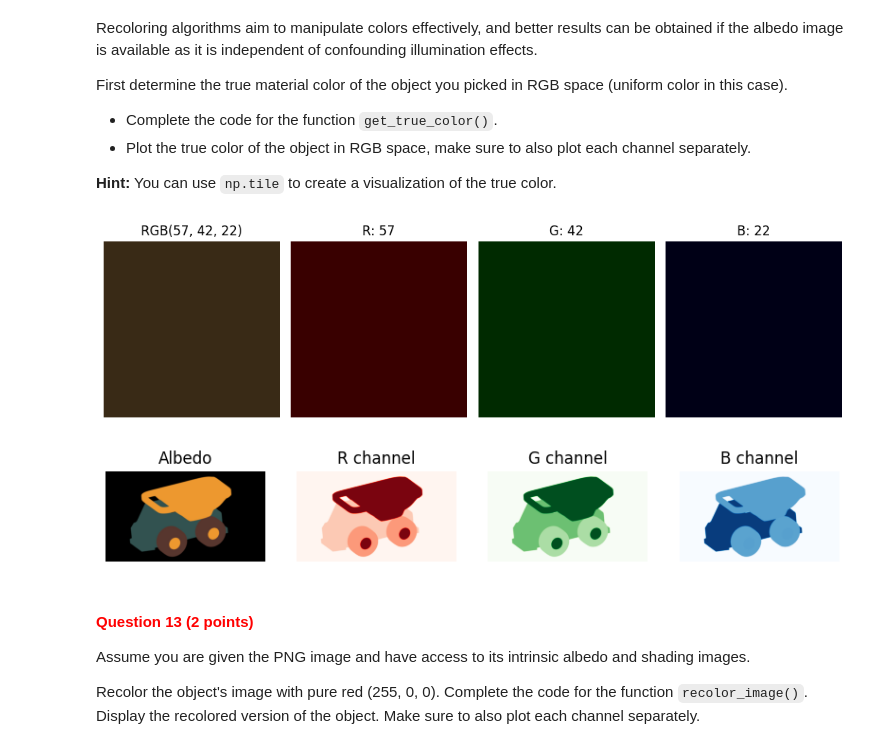
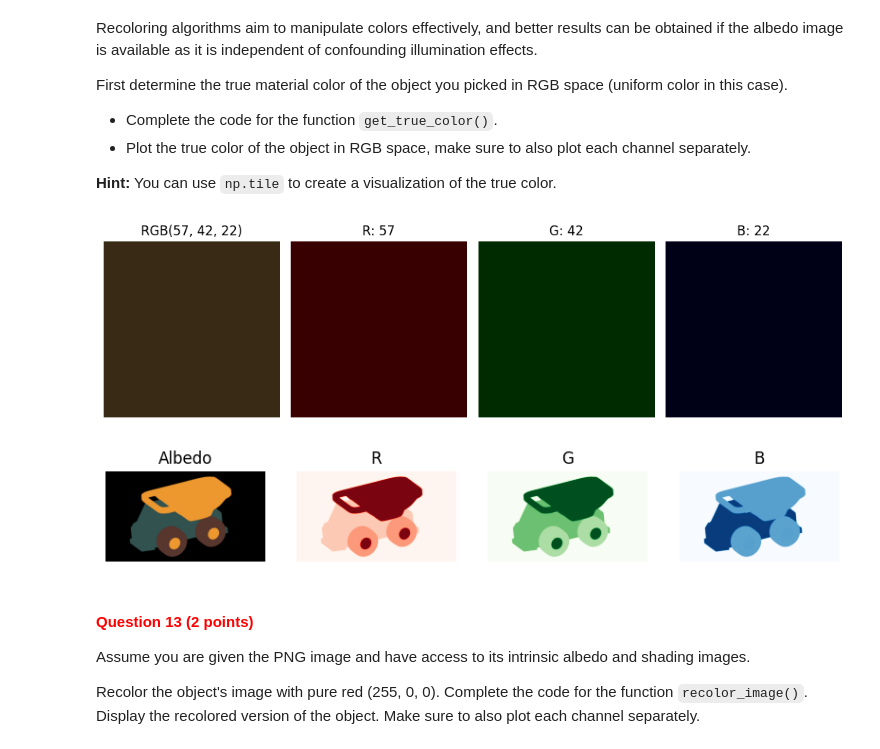
Before and after one commit to dthki/cv1-lab-1, a Jupyter notebook: cv1-lab-1.ipynb, the cells around one changed output. Cells and saved outputs as stored; diff of their text form; code cells hidden in the pictures.

```diff
--- a/cv1-lab-1.ipynb
+++ b/cv1-lab-1.ipynb
@@ -714,37 +714,37 @@ plt.axis('off')
 # red
 plt.subplot(1, 4, 2)
 plt.imshow(np.tile([true_color[0], 0, 0], (100, 100, 1)))
 plt.title(f'R: {true_color[0]}')
 plt.axis('off')
 
 # green
 plt.subplot(1, 4, 3)
 plt.imshow(np.tile([0, true_color[1], 0], (100, 100, 1)))
 plt.title(f'G: {true_color[1]}')
 plt.axis('off')
 
 # blue
 plt.subplot(1, 4, 4)
 plt.imshow(np.tile([0, 0, true_color[2]], (100, 100, 1)))
 plt.title(f'B: {true_color[2]}')
 plt.axis('off')
 
 plt.tight_layout()
 plt.show()
 
 # albedo image
 plt.figure(figsize=(10, 3))
 plt.subplot(1,4,1); plt.imshow(obj_alb_rgb); plt.title("Albedo"); plt.axis("off")
-plt.subplot(1,4,2); plt.imshow(obj_alb_rgb[:,:,0], cmap='Reds'); plt.title("R channel")
+plt.subplot(1,4,2); plt.imshow(obj_alb_rgb[:,:,0], cmap='Reds'); plt.title("R")
 plt.axis("off")
-plt.subplot(1,4,3); plt.imshow(obj_alb_rgb[:,:,1], cmap='Greens'); plt.title("G channel")
+plt.subplot(1,4,3); plt.imshow(obj_alb_rgb[:,:,1], cmap='Greens'); plt.title("G")
 plt.axis("off")
-plt.subplot(1,4,4); plt.imshow(obj_alb_rgb[:,:,2], cmap='Blues'); plt.title("B channel")
+plt.subplot(1,4,4); plt.imshow(obj_alb_rgb[:,:,2], cmap='Blues'); plt.title("B")
 plt.axis("off")
 plt.show()
 # %% [output]
 [figure]
-[figure, old version]
+[figure, new version]
 # %% [markdown]
 <a id="question-13"></a>
 #### <font color='#FF0000'>Question 13 (2 points)</font>
```
Also changed, not shown: parts of 3 cells of this notebook.
